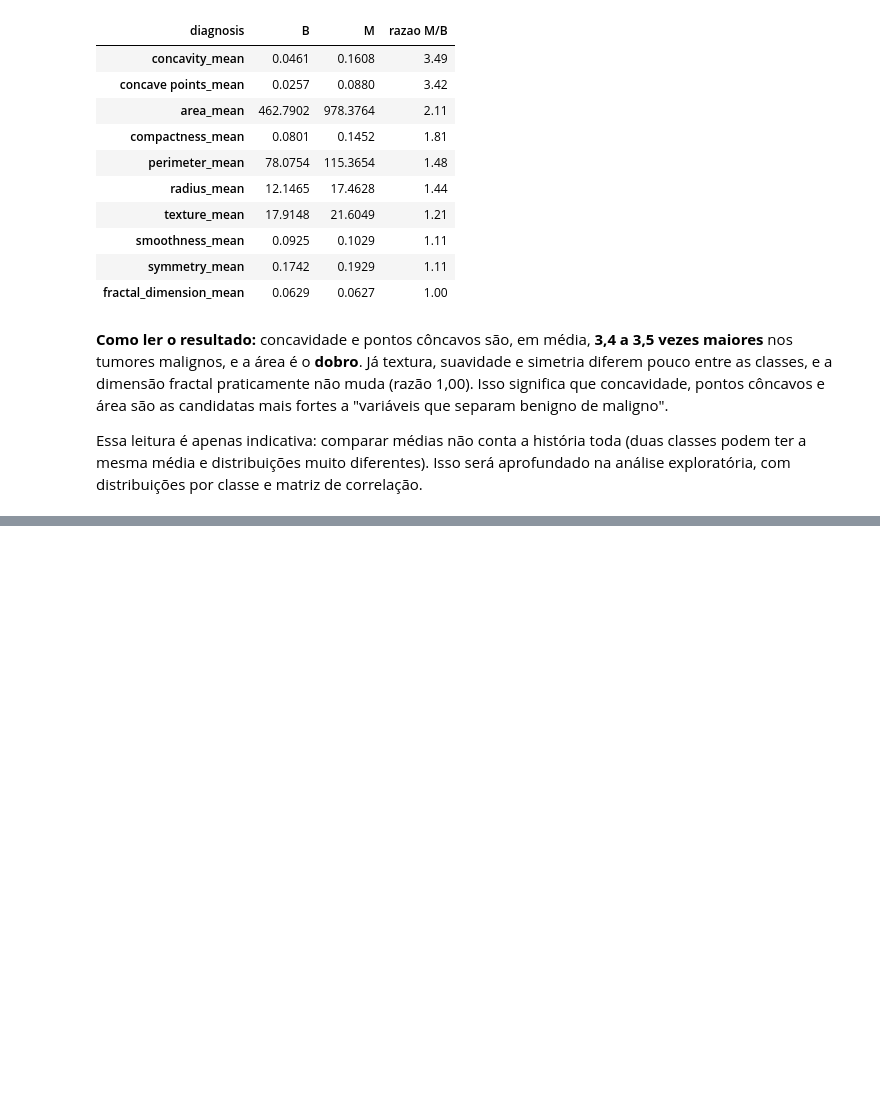
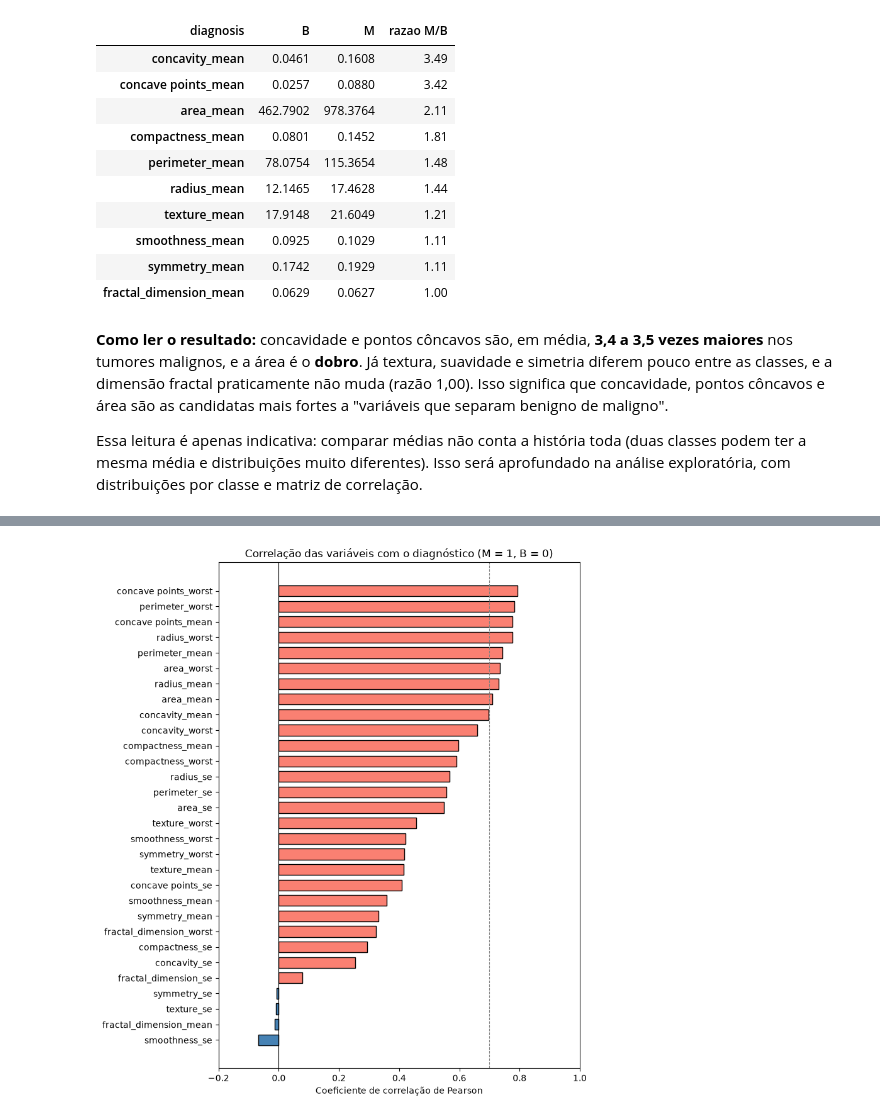
Before and after one commit to vinicius-marques1/postech-tech-challenge-fase1, a Jupyter notebook: group-infos/01_data_inspection_explicado.ipynb, the cells around one changed output, grey strips where cells are left out. Saved outputs shown, nothing was run; the diff lists cells and outputs as text; code cells hidden in the pictures; blank space fills up the shorter version.

```diff
--- a/group-infos/01_data_inspection_explicado.ipynb
+++ b/group-infos/01_data_inspection_explicado.ipynb
@@ -662,0 +695,6 @@ Essa leitura é apenas indicativa: comparar médias não conta a história toda
+# %%
+target = df["diagnosis"].map({"M": 1, "B": 0}).rename("diagnosis")
+corr_matrix = pd.concat([features, target], axis=1).corr()
+
+corr_target = corr_matrix["diagnosis"].drop("diagnosis").sort_values(ascending=False)
+corr_target.round(3).to_frame("correlacao")
@@ -662,0 +735,13 @@ Essa leitura é apenas indicativa: comparar médias não conta a história toda
+# %%
+fig, ax = plt.subplots(figsize=(8, 9))
+colors = ["salmon" if value > 0 else "steelblue" for value in corr_target[::-1]]
+ax.barh(corr_target.index[::-1], corr_target[::-1], color=colors, edgecolor="black", height=0.7)
+ax.axvline(0, color="black", linewidth=0.8)
+ax.axvline(0.7, color="gray", linestyle="--", linewidth=0.8)
+ax.set_title("Correlação das variáveis com o diagnóstico (M = 1, B = 0)")
+ax.set_xlabel("Coeficiente de correlação de Pearson")
+ax.set_xlim(-0.2, 1)
+plt.tight_layout()
+plt.show()
+# %% [output]
+[figure, added]
```
Also changed, not shown: parts of 15 cells of this notebook, 5 other files.
